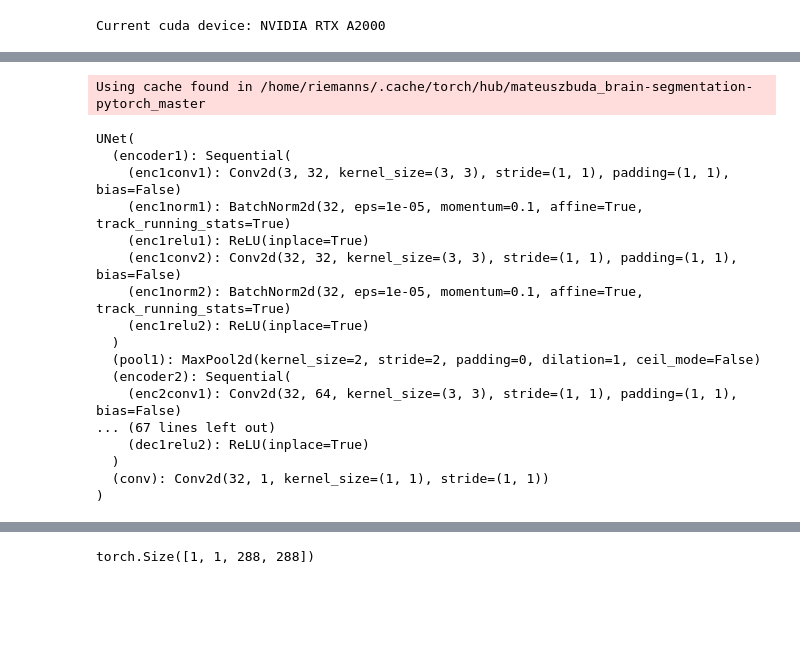
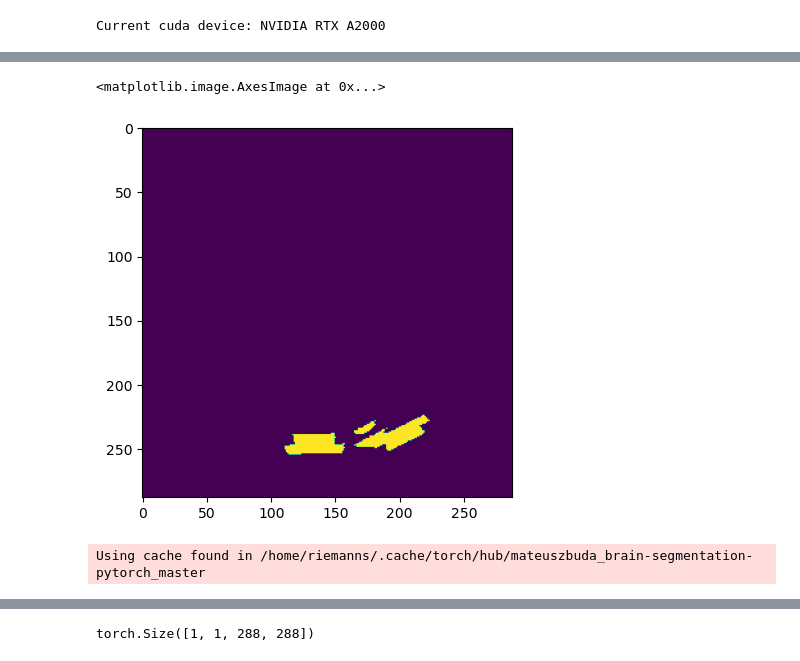
Before and after one commit to LawsOfForm/Automated_Electrode_Coordinate_Extraction, a Jupyter notebook: network/Network.ipynb, the cells around one changed output, grey strips where cells are left out. Cells and saved outputs as stored; diff of their text form; code cells hidden in the pictures; blank space fills up the shorter version.

```diff
--- a/network/Network.ipynb
+++ b/network/Network.ipynb
@@ -89 +72,6 @@ mask Size: 18579456
+# %%
+plt.imshow(train_mask[1][0])
+# %% [output]
+<matplotlib.image.AxesImage at 0x...>
+[figure, added]
 # %%
@@ -97,27 +85,6 @@ model = torch.hub.load(
 )
 # %% [output]
 Using cache found in /home/riemanns/.cache/torch/hub/mateuszbuda_brain-segmentation-pytorch_master
-# %%
-model.to(device)
-model.train()
-# %% [output]
-UNet(
-  (encoder1): Sequential(
-    (enc1conv1): Conv2d(3, 32, kernel_size=(3, 3), stride=(1, 1), padding=(1, 1), bias=False)
-    (enc1norm1): BatchNorm2d(32, eps=1e-05, momentum=0.1, affine=True, track_running_stats=True)
-    (enc1relu1): ReLU(inplace=True)
-    (enc1conv2): Conv2d(32, 32, kernel_size=(3, 3), stride=(1, 1), padding=(1, 1), bias=False)
-    (enc1norm2): BatchNorm2d(32, eps=1e-05, momentum=0.1, affine=True, track_running_stats=True)
-    (enc1relu2): ReLU(inplace=True)
-  )
-  (pool1): MaxPool2d(kernel_size=2, stride=2, padding=0, dilation=1, ceil_mode=False)
-  (encoder2): Sequential(
-    (enc2conv1): Conv2d(32, 64, kernel_size=(3, 3), stride=(1, 1), padding=(1, 1), bias=False)
-... (67 lines left out)
-    (dec1relu2): ReLU(inplace=True)
-  )
-  (conv): Conv2d(32, 1, kernel_size=(1, 1), stride=(1, 1))
-)
 # %%
 import torch.nn as nn
 
```
Also changed, not shown: parts of 7 cells of this notebook, 1 other file.
